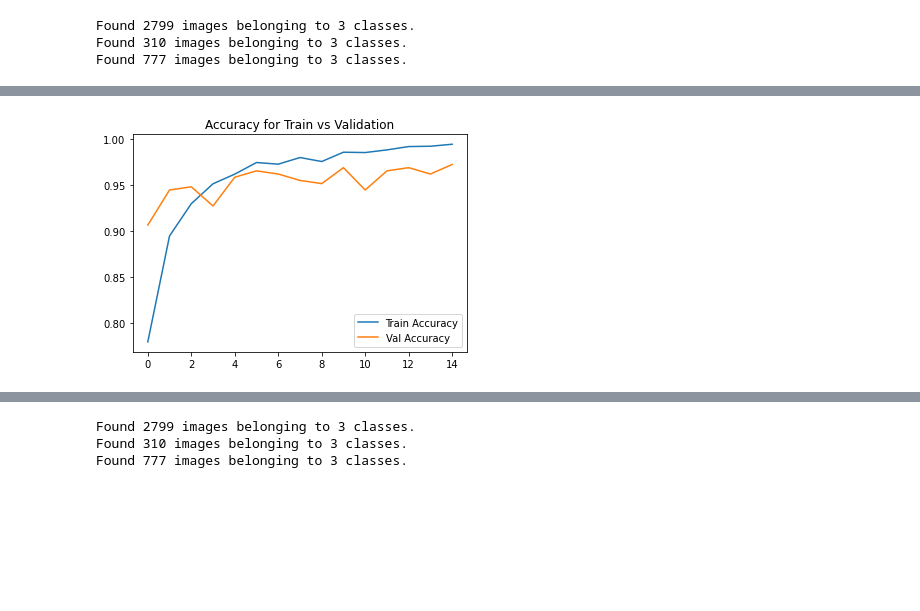
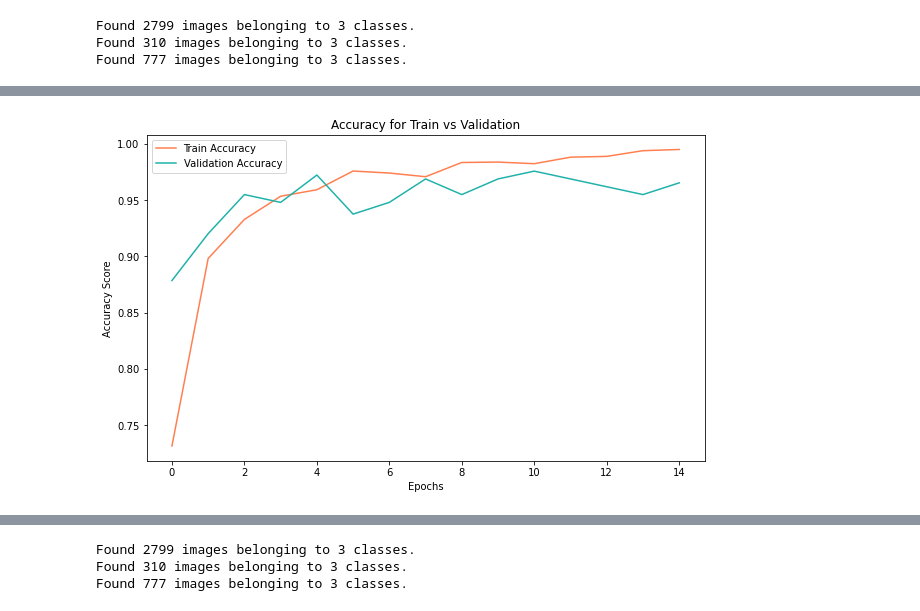
Before and after one commit to MathewKatz/AIRadiologists, a Jupyter notebook: cnn-modeling_v2.ipynb, the cells around one changed output, grey strips where cells are left out. Saved outputs shown, nothing was run; the diff lists cells and outputs as text; code cells hidden in the pictures; blank space fills up the shorter version.

Commit message:
interpretations finished for models and graphs

```diff
--- a/cnn-modeling_v2.ipynb
+++ b/cnn-modeling_v2.ipynb
@@ -213,7 +222,7 @@ model1.compile(optimizer = 'adam',
               metrics = ['acc', 'Recall'])
 # %%
 #fit the generator to the model
-history1 = model1.fit_generator(train_data,
+history1 = model1.fit(train_data,
                    validation_data = val_data,
                    steps_per_epoch = train_data.n//train_data.batch_size,
                    validation_steps = val_data.n//val_data.batch_size,
@@ -239,7 +258,12 @@ Epoch 15/15
 # %%
-plt.plot(history1.history['acc'], label='Train Accuracy')
-plt.plot(history1.history['val_acc'], label='Val Accuracy')
+#a visualization of the modeling history
+#shows the accuracy of the training and validation set of each epoch
+plt.figure(figsize = (10,6))
+plt.plot(history1.history['acc'], label='Train Accuracy', color = '#FF7F50')
+plt.plot(history1.history['val_acc'], label='Validation Accuracy', color = '#20B2AA')
 plt.title('Accuracy for Train vs Validation')
+plt.ylabel('Accuracy Score')
+plt.xlabel('Epochs')
 plt.legend();
 # %% [output]
-[figure, old version]
+[figure, new version]
```
Also changed, not shown: parts of 49 cells of this notebook.
